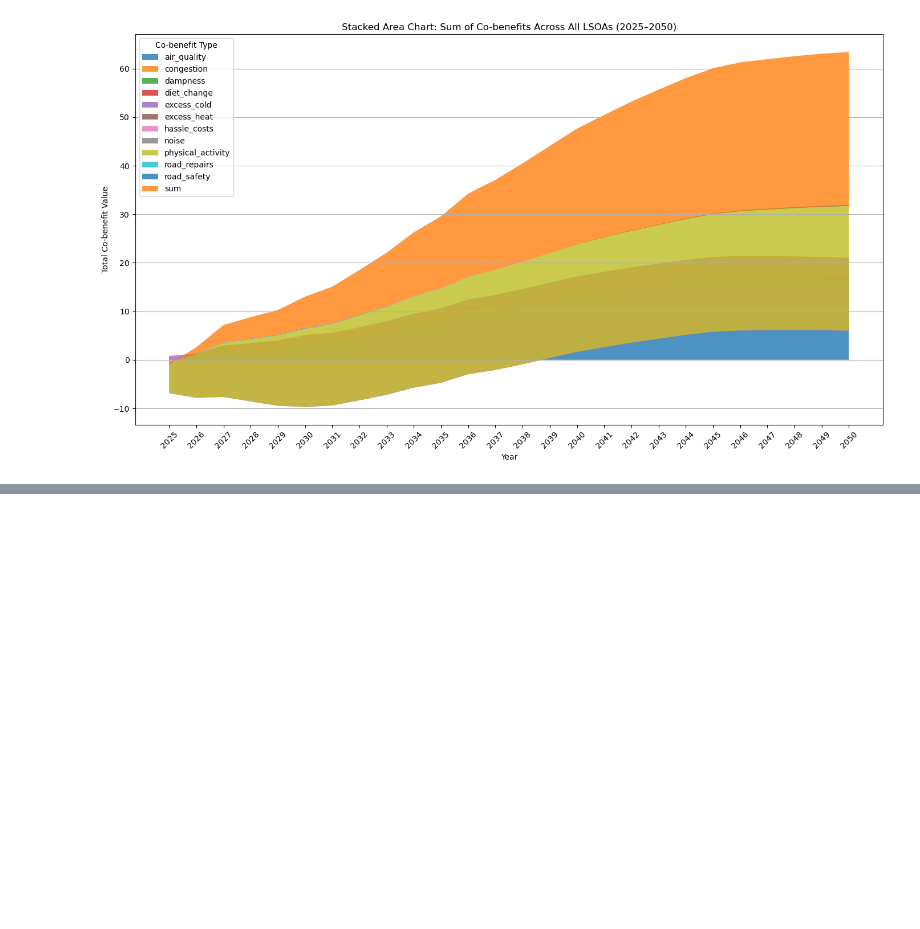
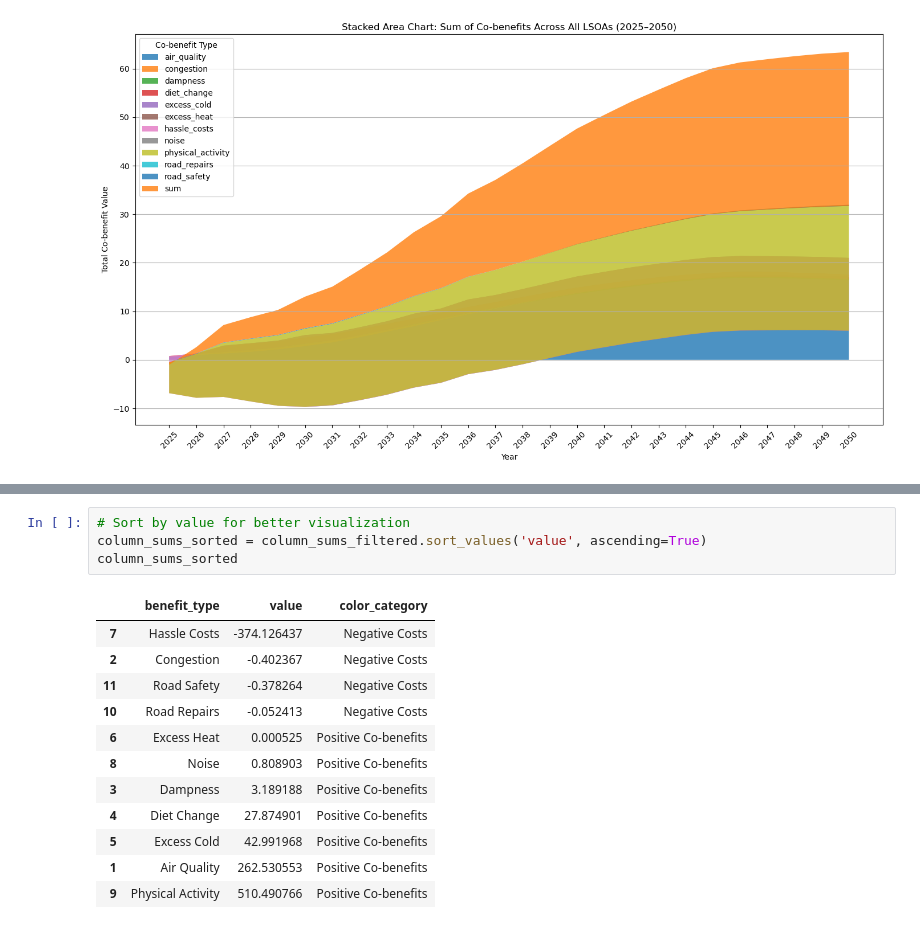
Before and after one commit to AuraFrizzati/VizElves2025, a Jupyter notebook: python_code/Explore_Level2_data.ipynb, the cells around one changed output, grey strips where cells are left out. Cells and saved outputs as stored; diff of their text form; blank space fills up the shorter version.

```diff
--- a/python_code/Explore_Level2_data.ipynb
+++ b/python_code/Explore_Level2_data.ipynb
@@ -628,0 +765,17 @@ plt.show()
+# %%
+# Sort by value for better visualization
+column_sums_sorted = column_sums_filtered.sort_values('value', ascending=True)
+column_sums_sorted
+# %% [output]
+|  | benefit_type | value | color_category |
+| 7 | Hassle Costs | -374.126437 | Negative Costs |
+| 2 | Congestion | -0.402367 | Negative Costs |
+| 11 | Road Safety | -0.378264 | Negative Costs |
+| 10 | Road Repairs | -0.052413 | Negative Costs |
+| 6 | Excess Heat | 0.000525 | Positive Co-benefits |
+| 8 | Noise | 0.808903 | Positive Co-benefits |
+| 3 | Dampness | 3.189188 | Positive Co-benefits |
+| 4 | Diet Change | 27.874901 | Positive Co-benefits |
+| 5 | Excess Cold | 42.991968 | Positive Co-benefits |
+| 1 | Air Quality | 262.530553 | Positive Co-benefits |
+| 9 | Physical Activity | 510.490766 | Positive Co-benefits |
```
Also changed, not shown: parts of 11 cells of this notebook, 3 other files.
